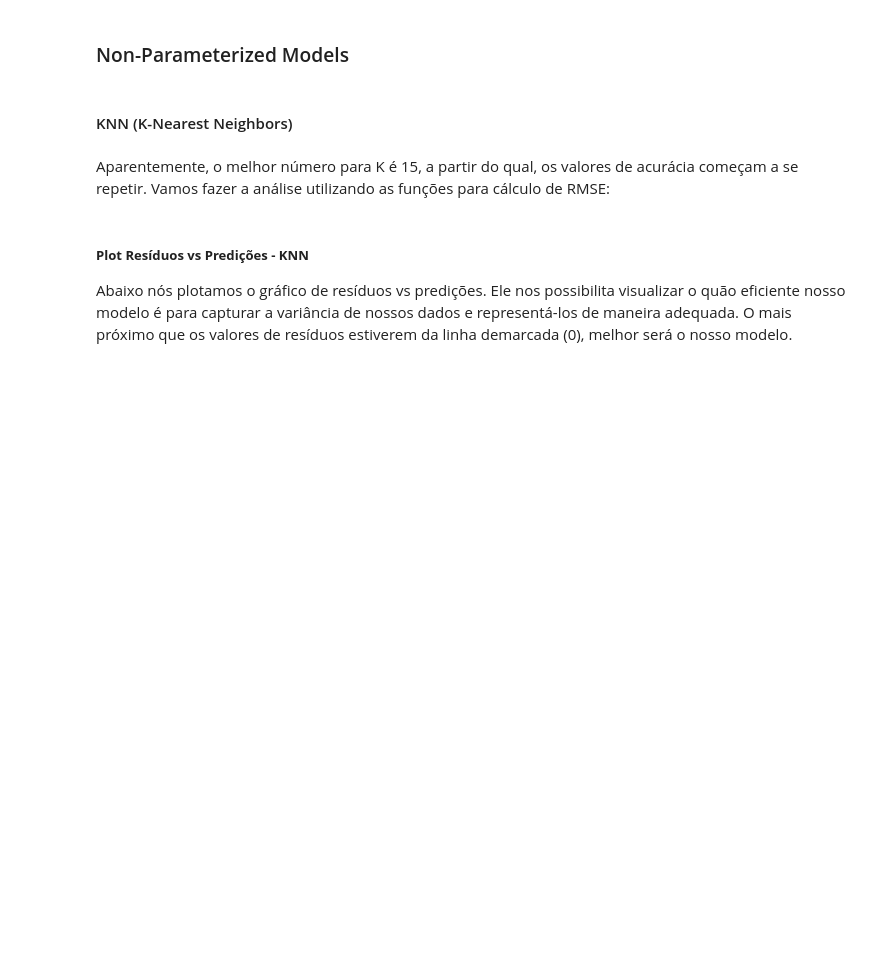
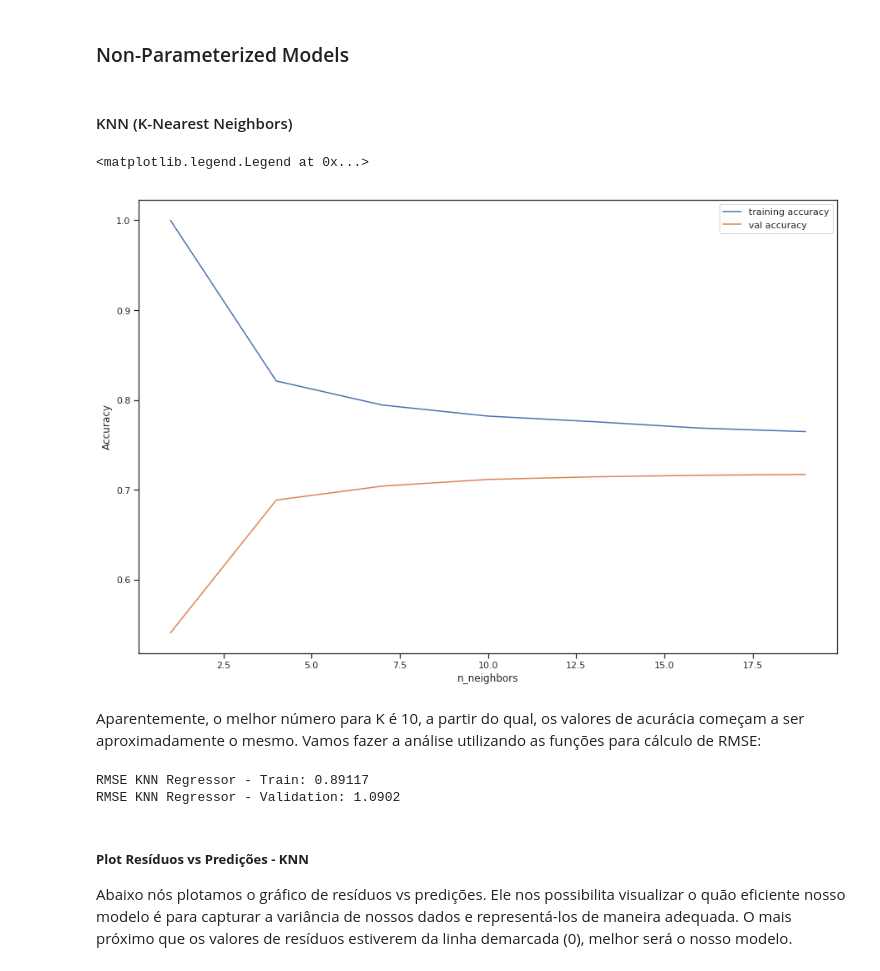
Before and after one commit to guilhermemg/ml-mestrado, a Jupyter notebook: notebooks/assignment-3.ipynb, the cells around one changed output. Cells and saved outputs as stored; diff of their text form; code cells hidden in the pictures; blank space fills up the shorter version.

Commit message:
assignment 3 almost finished - missing cross validation

```diff
--- a/notebooks/assignment-3.ipynb
+++ b/notebooks/assignment-3.ipynb
@@ -580,32 +571,25 @@ Como vemos, nosso modelo Lasso é um regressor razoável: nós não observamos n
 ### Non-Parameterized Models
 # %% [markdown]
 #### KNN (K-Nearest Neighbors)
-# %%
-from sklearn.neighbors import KNeighborsRegressor
-
-reg = KNeighborsRegressor(n_neighbors = 15)
-reg.fit(X_train, y_train)
-
-predictions_set = reg.predict(X_val)
-
-print("Validation set predictions: \n{}".format(predictions_set))
-print("Validation set R²: {:.2f}".format(reg.score(X_val, y_val)))
 # %%
 training_accuracy = []
 val_accuracy = []
 
-neighbors_settings = range(1, 20)
+neighbors_settings = range(1, 20, 3)
 
 for n_neighbors in neighbors_settings:
     knr = KNeighborsRegressor(n_neighbors=n_neighbors)
     knr.fit(X_train, y_train)
     training_accuracy.append(knr.score(X_train, y_train))
     val_accuracy.append(knr.score(X_val, y_val))
 
 plt.plot(neighbors_settings, training_accuracy, label="training accuracy")
 plt.plot(neighbors_settings, val_accuracy, label="val accuracy")
 plt.ylabel("Accuracy")
 plt.xlabel("n_neighbors")
 plt.legend()
+# %% [output]
+<matplotlib.legend.Legend at 0x...>
+[figure, added]
 # %% [markdown]
-Aparentemente, o melhor número para K é 15, a partir do qual, os valores de acurácia começam a se repetir. Vamos fazer a análise utilizando as funções para cálculo de RMSE:
+Aparentemente, o melhor número para K é 10, a partir do qual, os valores de acurácia começam a ser aproximadamente o mesmo. Vamos fazer a análise utilizando as funções para cálculo de RMSE:
@@ -617,3 +596,12 @@ print("RMSE validation: {}".format(rmse_cv_val(knr).mean()))
+# %%
+knr = KNeighborsRegressor(n_neighbors = 10).fit(X_train, y_train)
+predictions = knr.predict(X_val)
+
+print("RMSE KNN Regressor - Train: {:2.5}".format(np.sqrt(mean_squared_error(y_true=y_train, y_pred=knr.predict(X_train)))))
+print("RMSE KNN Regressor - Validation: {:2.5}".format(np.sqrt(mean_squared_error(y_true=y_val, y_pred=predictions))))
+# %% [output]
+RMSE KNN Regressor - Train: 0.89117
+RMSE KNN Regressor - Validation: 1.0902
 # %% [markdown]
 ##### **Plot Resíduos vs Predições - KNN**
 
```
Also changed, not shown: parts of 91 cells of this notebook.
